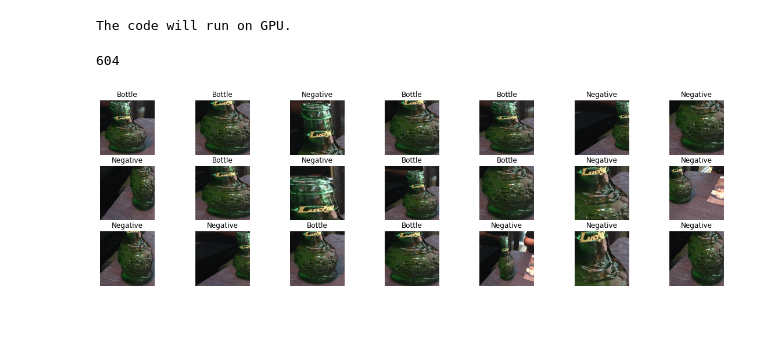
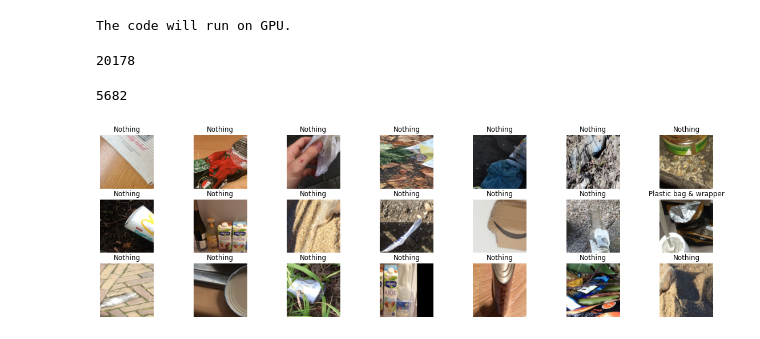
Before and after one commit to emilkris33/P1_1, a Jupyter notebook: Part2-SelectiveSearch.ipynb, the cells around one changed output. Drawn from its saved outputs; the diff is of its cells as text; code cells hidden in the pictures.

```diff
--- a/Part2-SelectiveSearch.ipynb
+++ b/Part2-SelectiveSearch.ipynb
@@ -52,6 +52,9 @@ for cat_it in categories:
         super_cat_ids[super_cat_name] = nr_super_cats
         super_cat_last_name = super_cat_name
         nr_super_cats += 1
+
+super_cat_names.append("Nothing")
+super_cat_ids["Nothing"] = nr_super_cats
 # %% [output]
 loading annotations into memory...
 Done (t=0.05s)
@@ -104,7 +107,7 @@ def getCat(rect, anns):
     return -1
 # %%
 class TACO(torch.utils.data.Dataset):
-    def __init__(self, train, transform, data_path='dataset_path'):
+    def __init__(self, set_type, transform, data_path='dataset_path'):
         'Initialization'
         self.transform = transform
         data_path = dataset_path
@@ -113,10 +116,21 @@ class TACO(torch.utils.data.Dataset):
         self.image_cat = []
         self.image_ids = []
         for i in tqdm(range(len(imgs))):
-        #for img in imgs:
-            if i > 10:
-                return
+            #if i > 10:
+            #    return
             img = imgs[i]
+            batch_nr = int(os.path.split(img['file_name'])[0][6:])
+            if set_type == "train":
+                if not batch_nr < 11:
+                    continue
+            elif set_type == "val":
+                if not 11 <= batch_nr < 14:
+                    continue
+            elif set_type == "test":
+                if not 14 <= batch_nr:
+                    continue
+
+
             annIds = coco.getAnnIds(imgIds=img['id'], catIds=[], iscrowd=None)
             anns_sel = coco.loadAnns(annIds)
             rects = ssResult[img['id']]
@@ -143,32 +157,40 @@ class TACO(torch.utils.data.Dataset):
         image = image.crop((x,y,x+w,y+h))
 
         if self.image_cat[idx] != -1:
-            y = categories[self.image_cat[idx]]['supercategory']
+            y = super_cat_ids[categories[self.image_cat[idx]]['supercategory']]
         else:
-            y = "Negative"
+            y = nr_super_cats
         X = self.transform(image)
         return X, y
 # %%
-size = 2024
+size = 128
 train_transform = transforms.Compose([transforms.Resize((size, size)),
                                       transforms.ToTensor()
                                     ])
 
+test_transform = transforms.Compose([transforms.Resize((size, size)),
+                                      transforms.ToTensor()
+                                    ])
+
 batch_size = 64
-trainset = TACO(train=True, transform=train_transform)
-train_loader = DataLoader(trainset, batch_size=batch_size, shuffle=False, num_workers=3)
+trainset = TACO("train", transform=train_transform)
+train_loader = DataLoader(trainset, batch_size=batch_size, shuffle=True, num_workers=3)
 print(len(trainset))
+testset = TACO("test", transform=test_transform)
+test_loader = DataLoader(testset, batch_size=batch_size, shuffle=False, num_workers=3)
+print(len(testset))
 # %% [output]
-604
+20178
+5682
 # %%
 images, labels = next(iter(train_loader))
 plt.figure(figsize=(20,10))
 
 for i in range(21):
     plt.subplot(5,7,i+1)
     plt.imshow(np.swapaxes(np.swapaxes(images[i].numpy(), 0, 2), 0, 1))
-    plt.title(labels[i])
+    plt.title(super_cat_names[labels[i]])
     plt.axis('off')
 # %% [output]
-[figure, old version]
+[figure, new version]
 # %%
```
Also changed, not shown: parts of 6 cells of this notebook, 1 other file.
